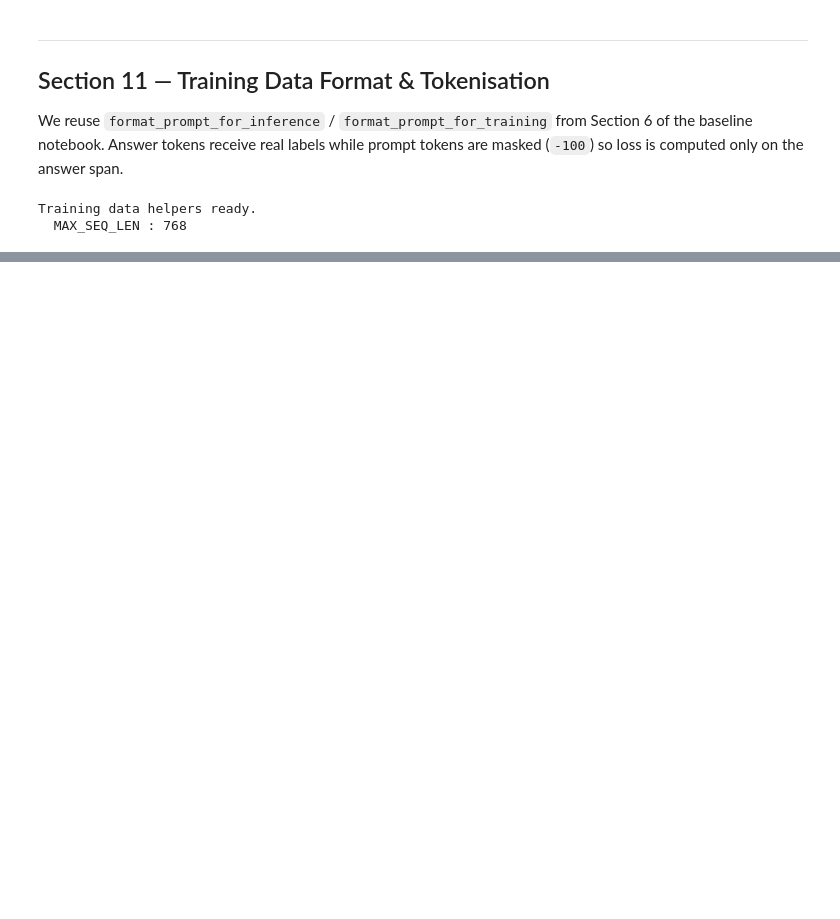
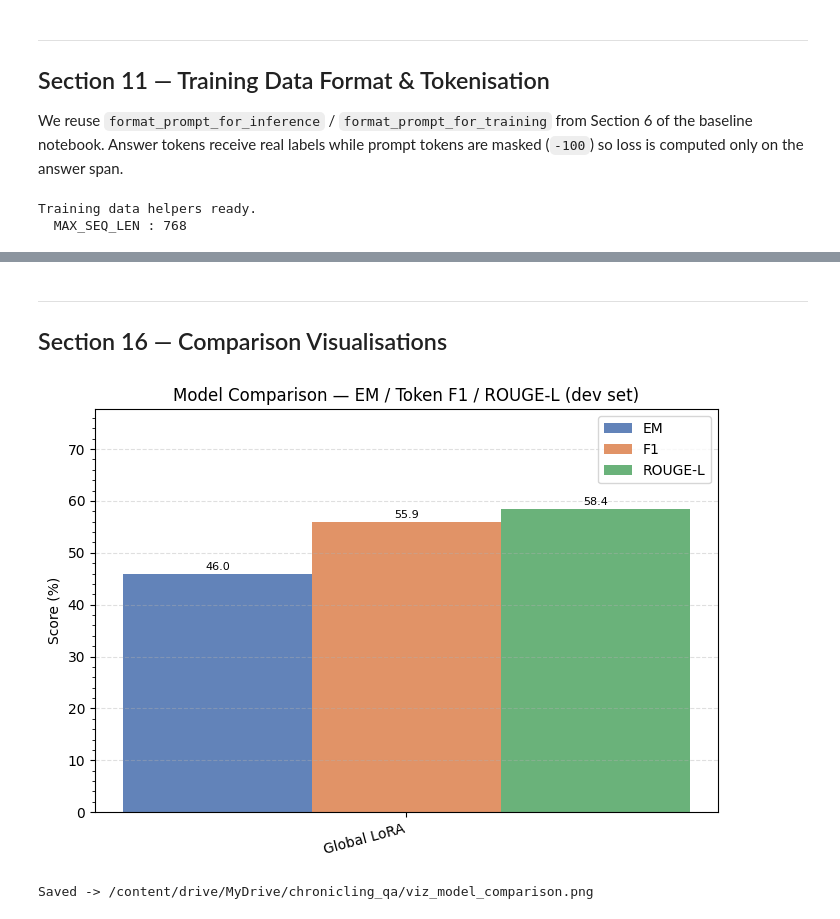
Before and after one commit to ericsheng495/chronicling-america-qa-lora, a Jupyter notebook: phi35_chronicling_america_qa.ipynb, the cells around one changed output, grey strips where cells are left out. Cells and saved outputs as stored; diff of their text form; code cells hidden in the pictures; blank space fills up the shorter version.

```diff
--- a/phi35_chronicling_america_qa.ipynb
+++ b/phi35_chronicling_america_qa.ipynb
@@ -730,0 +1329,12 @@ Training data helpers ready.
+# %%
+# ── Display results as pivot table ───────────────────────────────────────────
+rows = [
+    {'train_bin': tr, 'eval_bin': ev,
+     'EM': m['EM'], 'F1': m['F1'], 'ROUGE-L': m['ROUGE-L']}
+    for (tr, ev), m in cross_results.items()
+]
+cross_df = pd.DataFrame(rows)
+
+for metric in ['F1', 'EM', 'ROUGE-L']:
+    print(f'\n--- Cross-partition {metric} matrix ---')
+    display(cross_df.pivot(index='train_bin', columns='eval_bin', values=metric))
@@ -730,0 +1360,51 @@ Training data helpers ready.
+# %% [markdown]
+---
+## Section 16 — Comparison Visualisations
+# %%
+import matplotlib.pyplot as plt
+import matplotlib.ticker as mticker
+import numpy as np
+
+# Build rows from whatever metrics are available
+_rows = []
+if 'baseline_metrics' in globals():
+    _rows.append({**baseline_metrics, 'model': 'Zero-shot'})
+if 'global_lora_metrics' in globals():
+    _rows.append({**global_lora_metrics, 'model': 'Global LoRA'})
+for _b in ['early', 'mid', 'late']:
+    _k = f'part_lora_{_b}'
+    if _k in globals():
+        _rows.append({**globals()[_k], 'model': f'LoRA-{_b.capitalize()}'})
+
+if not _rows:
+    print('No metrics found — run evaluation cells first.')
+else:
+    _metrics = ['EM', 'F1', 'ROUGE-L']
+    _labels  = [r['model'] for r in _rows]
+    _x       = np.arange(len(_labels))
+    _width   = 0.25
+    _colors  = ['#4C72B0', '#DD8452', '#55A868']
+
+    fig, ax = plt.subplots(figsize=(max(7, len(_labels) * 1.6), 5))
+    for j, (metric, color) in enumerate(zip(_metrics, _colors)):
+        vals = [r.get(metric, 0) for r in _rows]
+        bars = ax.bar(_x + (j - 1) * _width, vals, _width, label=metric, color=color, alpha=0.88)
+        for bar, v in zip(bars, vals):
+            ax.text(bar.get_x() + bar.get_width() / 2, bar.get_height() + 0.4,
+                    f'{v:.1f}', ha='center', va='bottom', fontsize=8)
+
+    ax.set_xticks(_x)
+    ax.set_xticklabels(_labels, rotation=15, ha='right')
+    ax.set_ylabel('Score (%)')
+    ax.set_title('Model Comparison — EM / Token F1 / ROUGE-L (dev set)')
+    ax.legend(loc='upper right')
+    ax.yaxis.set_minor_locator(mticker.AutoMinorLocator())
+    ax.set_ylim(0, max(r.get('F1', 0) for r in _rows) * 1.3 + 5)
+    ax.grid(axis='y', linestyle='--', alpha=0.4)
+    fig.tight_layout()
+    plt.savefig(OUTPUT_DIR / 'viz_model_comparison.png', dpi=150)
+    plt.show()
+    print(f'Saved -> {OUTPUT_DIR}/viz_model_comparison.png')
+# %% [output]
+[figure, added]
+Saved -> /content/drive/MyDrive/chronicling_qa/viz_model_comparison.png
```
Also changed, not shown: parts of 27 cells of this notebook.
